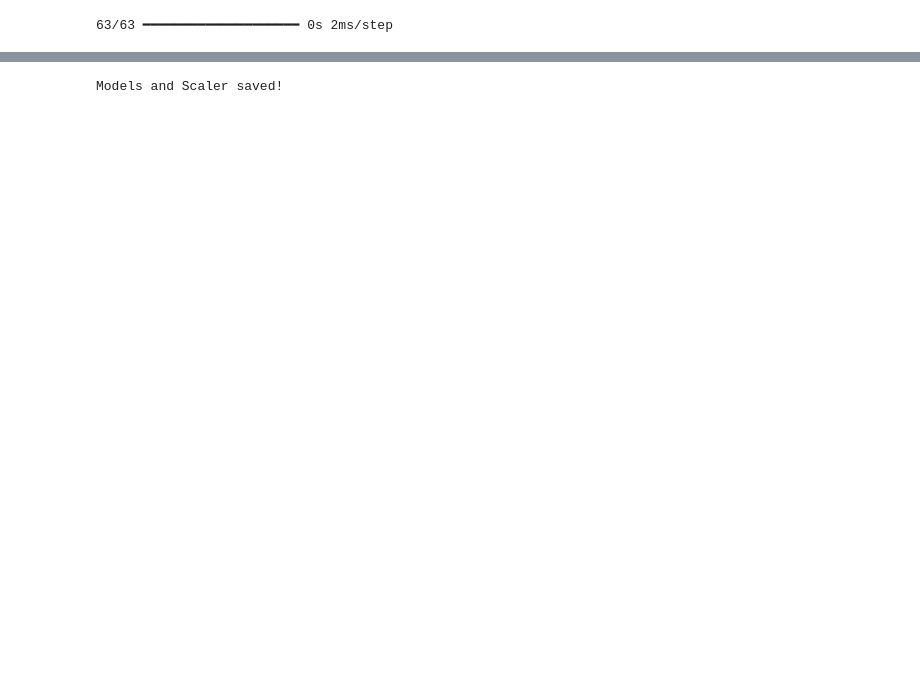
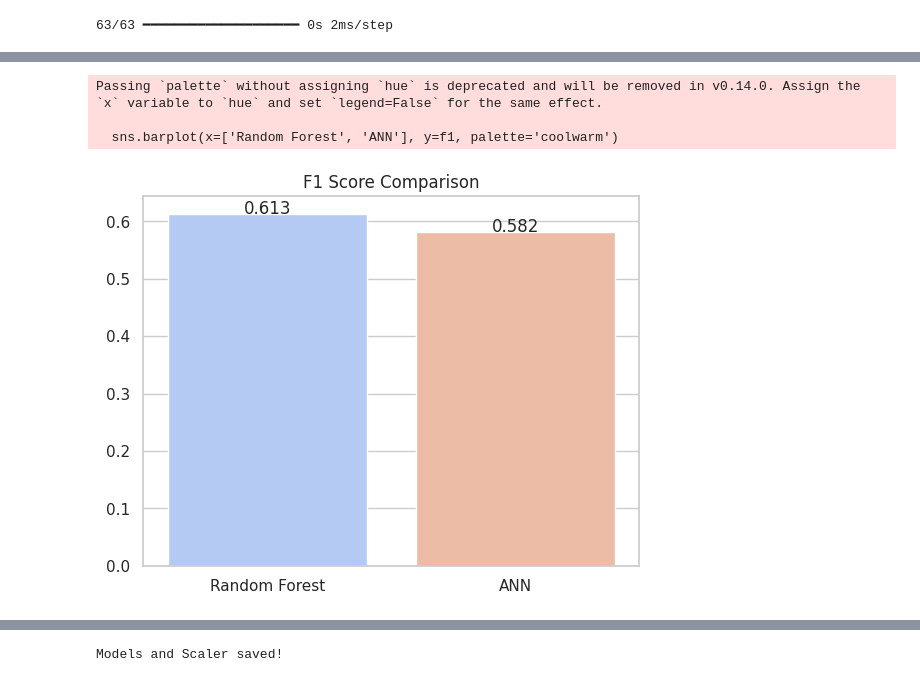
Before and after one commit to late-cat/Sec_colab, a Jupyter notebook: Untitled.ipynb, the cells around one changed output, grey strips where cells are left out. Cells and saved outputs as stored; diff of their text form; code cells hidden in the pictures; blank space fills up the shorter version.

```diff
--- a/Untitled.ipynb
+++ b/Untitled.ipynb
@@ -249,0 +280,21 @@ score
+# %%
+##F1 score comparision
+import matplotlib.pyplot as plt
+import seaborn as sns
+
+sns.set_theme(style="whitegrid")
+
+f1 = [f1_rf, f1_ann]
+sns.barplot(x=['Random Forest', 'ANN'], y=f1, palette='coolwarm')
+
+plt.title('F1 Score Comparison')
+
+for i, v in enumerate(f1):
+    plt.text(i, v, f'{v:.3f}', ha='center')
+
+plt.show()
+# %% [output]
+Passing `palette` without assigning `hue` is deprecated and will be removed in v0.14.0. Assign the `x` variable to `hue` and set `legend=False` for the same effect.
+
+  sns.barplot(x=['Random Forest', 'ANN'], y=f1, palette='coolwarm')
+[figure, added]
```
Also changed, not shown: parts of 18 cells of this notebook.
